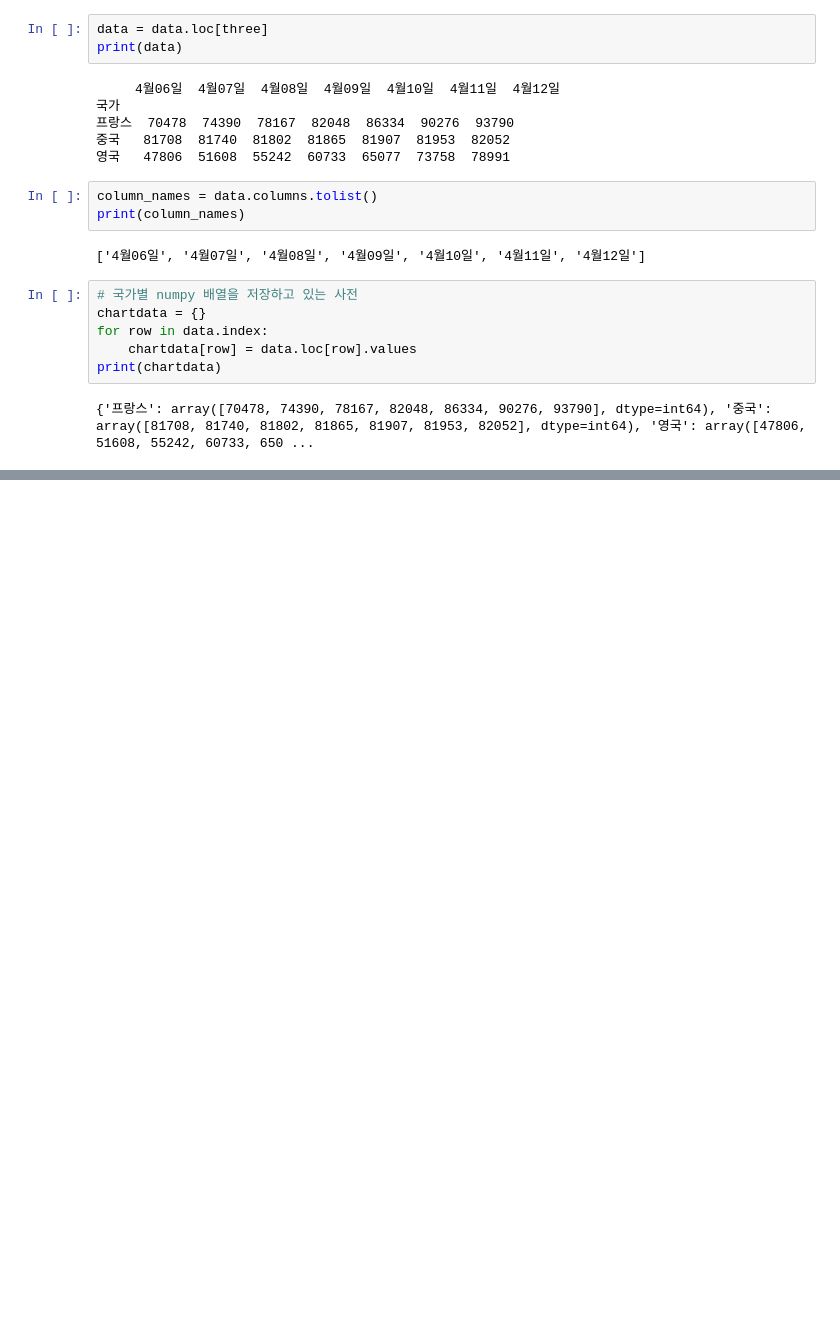
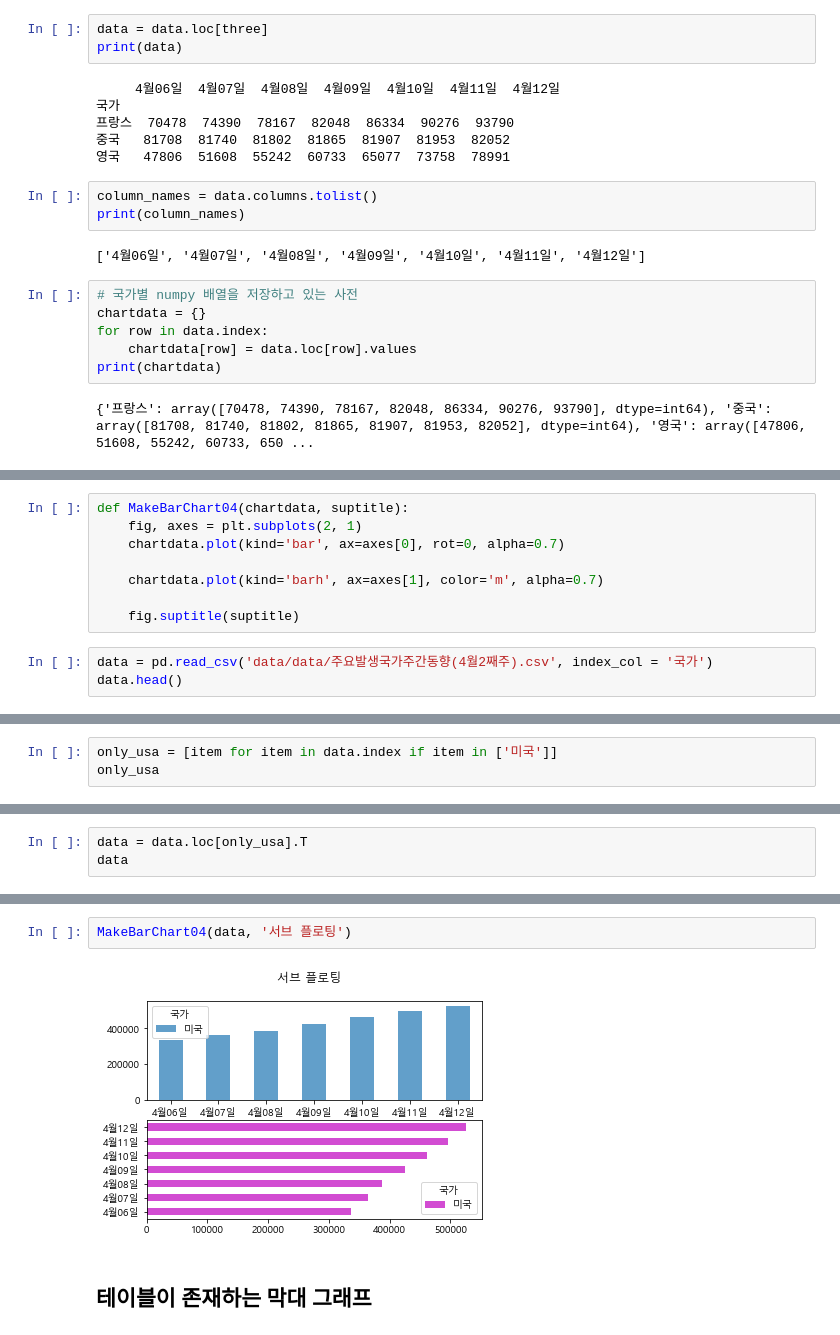
Before and after one commit to hellosunil/TIL-Today-I-Learned-, a Jupyter notebook: 데이터 시각화 with 파이썬/CH3.ipynb, the cells around one changed output, grey strips where cells are left out. Cells and saved outputs as stored; diff of their text form; blank space fills up the shorter version.

```diff
--- a/데이터 시각화 with 파이썬/CH3.ipynb
+++ b/데이터 시각화 with 파이썬/CH3.ipynb
@@ -599,0 +608,11 @@ def MakeBarChart03(chartdata, column_names):
+# %%
+def MakeBarChart04(chartdata, suptitle):
+    fig, axes = plt.subplots(2, 1)
+    chartdata.plot(kind='bar', ax=axes[0], rot=0, alpha=0.7)
+
+    chartdata.plot(kind='barh', ax=axes[1], color='m', alpha=0.7)
+
+    fig.suptitle(suptitle)
+# %%
+data = pd.read_csv('data/data/주요발생국가주간동향(4월2째주).csv', index_col = '국가')
+data.head()
@@ -599,0 +627,3 @@ def MakeBarChart03(chartdata, column_names):
+# %%
+only_usa = [item for item in data.index if item in ['미국']]
+only_usa
@@ -599,0 +632,3 @@ def MakeBarChart03(chartdata, column_names):
+# %%
+data = data.loc[only_usa].T
+data
@@ -599,0 +644,6 @@ def MakeBarChart03(chartdata, column_names):
+# %%
+MakeBarChart04(data, '서브 플로팅')
+# %% [output]
+[figure, added]
+# %% [markdown]
+## 테이블이 존재하는 막대 그래프
```
Also changed, not shown: parts of 12 cells of this notebook, 1 other file.
